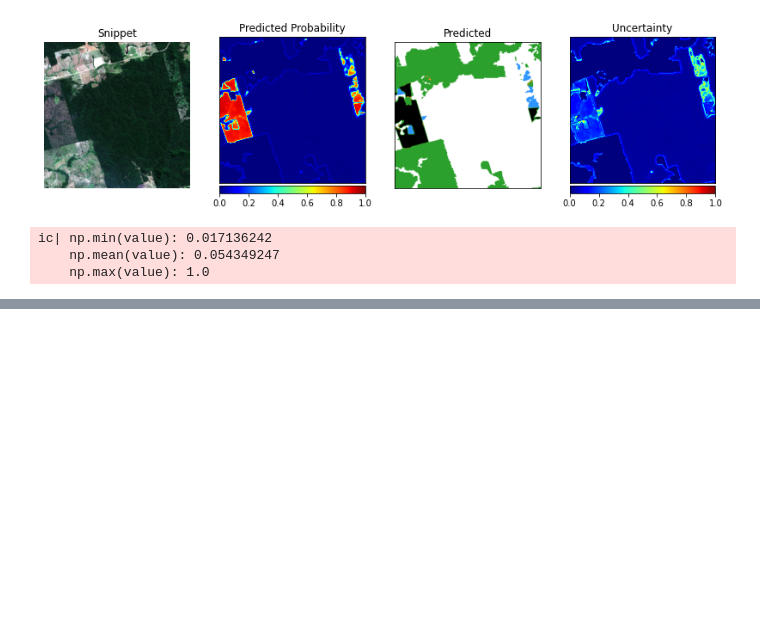
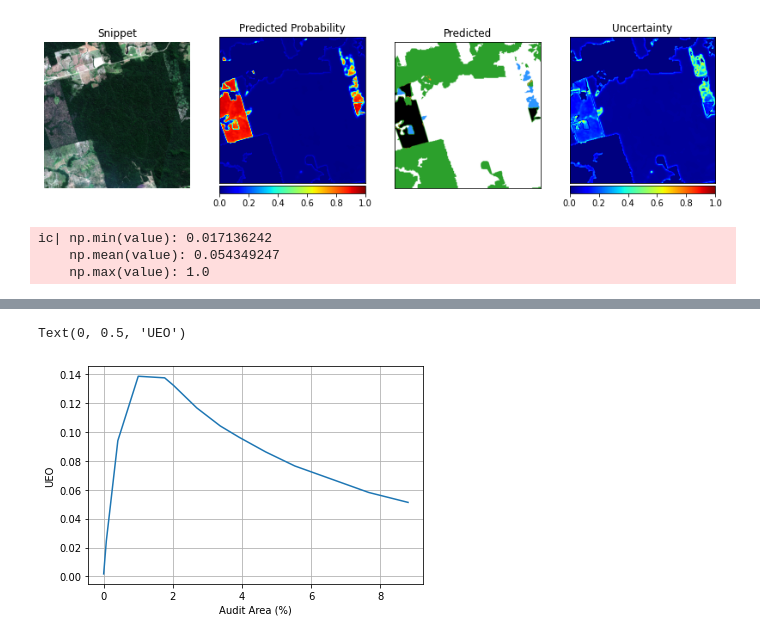
Before and after one commit to DiMorten/deforestation_uncertainty, a Jupyter notebook: train_evidential.ipynb, the cells around one changed output, grey strips where cells are left out. Cells and saved outputs as stored; diff of their text form; code cells hidden in the pictures; blank space fills up the shorter version.

Commit message:
UEO ok but error in ensemble F1 audit

```diff
--- a/train_evidential.ipynb
+++ b/train_evidential.ipynb
@@ -964,3 +819,11 @@ trainer.plotUncertaintyAA()
+# %%
+plt.plot(trainer.m['AA']*100, trainer.m['UEO'], label="UEO")
+plt.grid()
+plt.xlabel('Audit Area (%)')
+plt.ylabel('UEO')
+# %% [output]
+Text(0, 0.5, 'UEO')
+[figure, added]
 # %%
 trainer.getOptimalUncertaintyThreshold()
 # %% [output]
```
Also changed, not shown: parts of 36 cells of this notebook, 5 other files.
